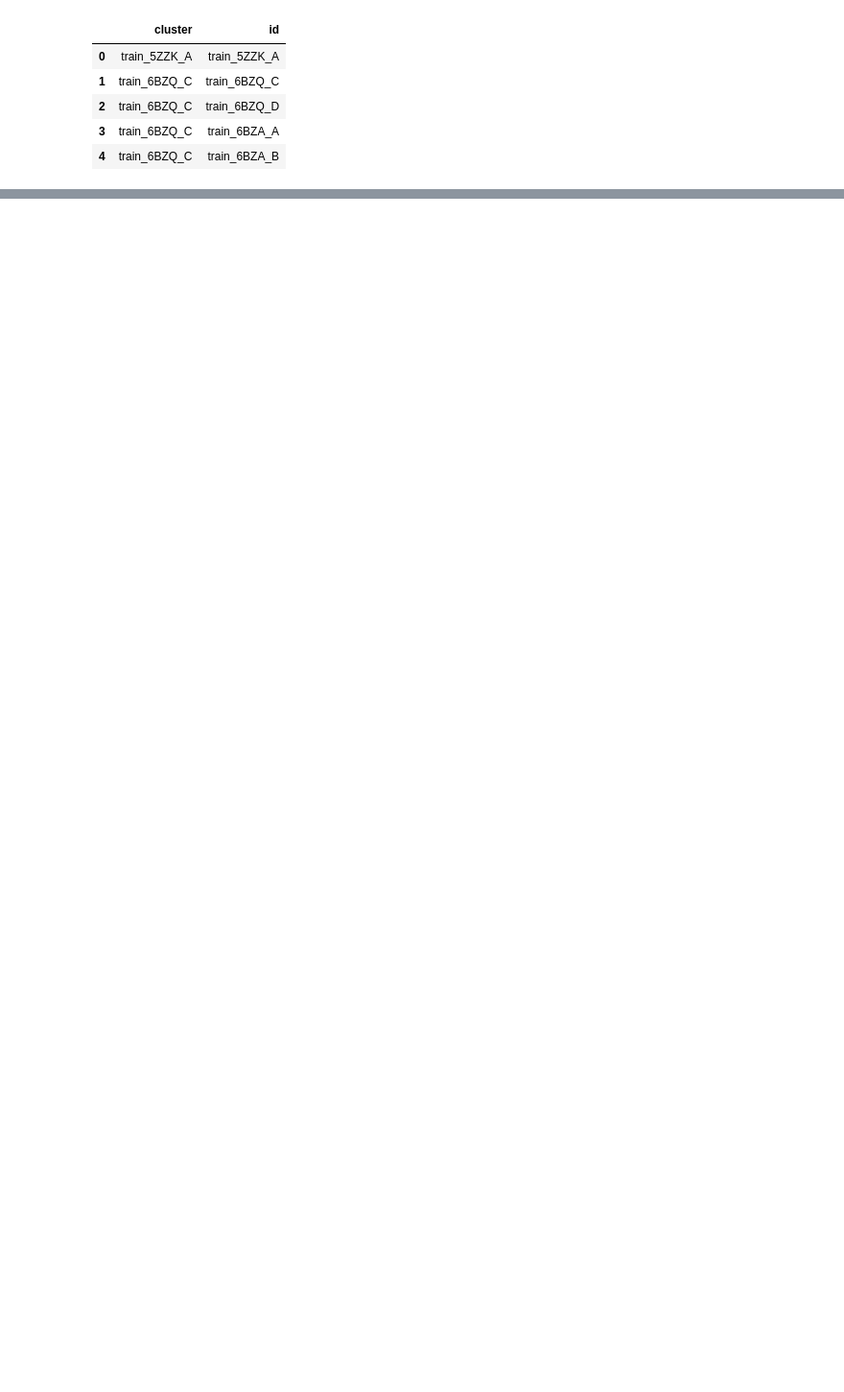
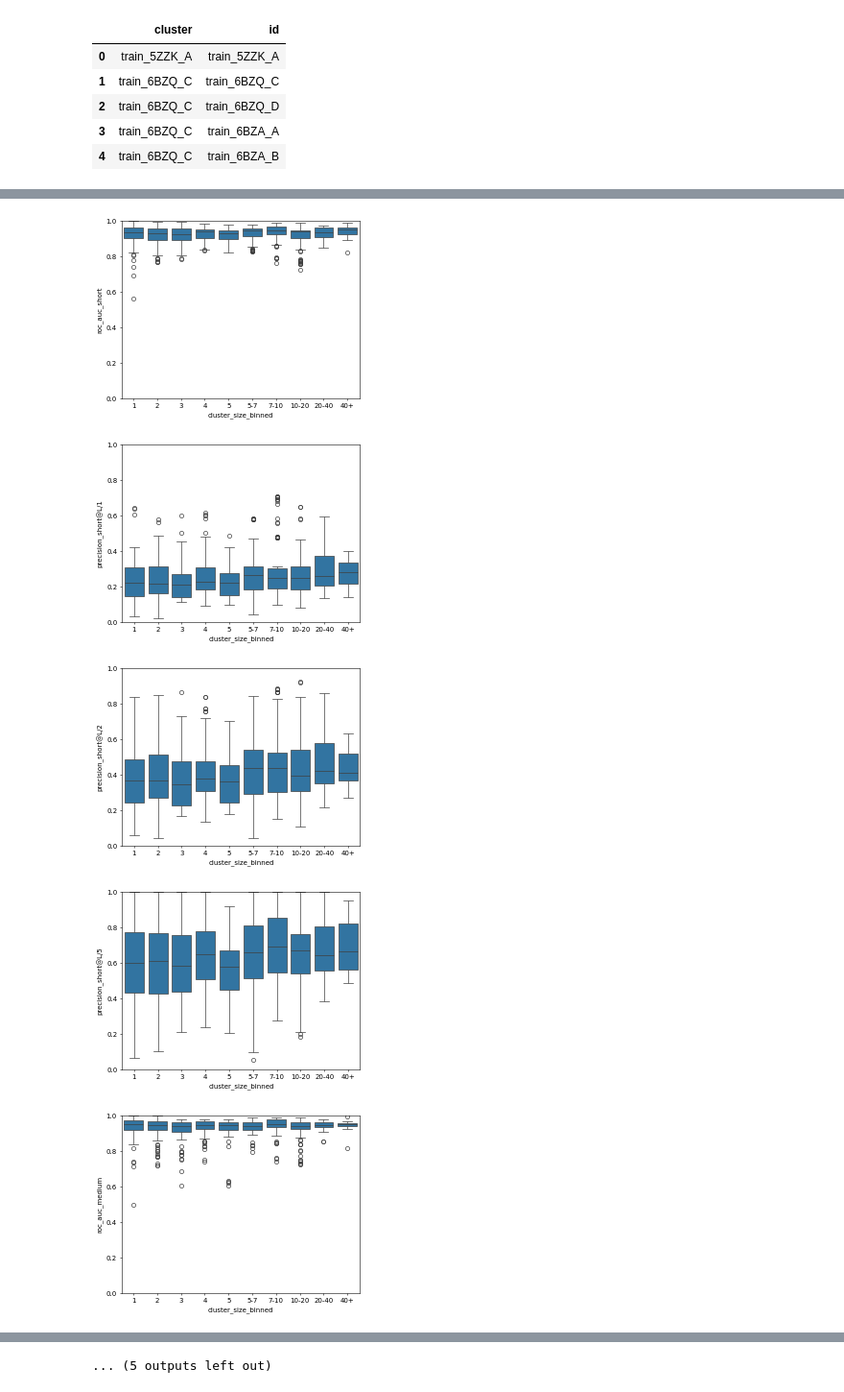
Before and after one commit to gottalottarock/esm-2-contact-map, a Jupyter notebook: ipynb/visualize/visualize_predictions.ipynb, the cells around one changed output, grey strips where cells are left out. Shown at 96% size. Cells and saved outputs as stored; diff of their text form; code cells hidden in the pictures; blank space fills up the shorter version.

```diff
--- a/ipynb/visualize/visualize_predictions.ipynb
+++ b/ipynb/visualize/visualize_predictions.ipynb
@@ -244,0 +327,18 @@ for col in metrics.columns:
+# %%
+bins = [0,1,2,3,4,5,7,10,20,40,np.inf]
+labels = ['1', '2', '3', '4', '5', '5-7', '7-10', '10-20', '20-40', '40+']
+metrics['cluster_size_binned'] = pd.cut(metrics['cluster_size'], bins=bins, labels=labels)
+
+
+for metric in metrics.columns:
+    if metric == 'cluster_size':
+        continue
+    sns.boxplot(y=metrics[metric], x=metrics['cluster_size_binned'],order=labels)
+    plt.ylim(0, 1)
+    plt.show()
+# %% [output]
+[figure, added]
+[figure, added]
+[figure, added]
+[figure, added]
+[figure, added]
@@ -244,0 +352 @@ for col in metrics.columns:
+... (5 outputs left out)
```
Also changed, not shown: parts of 23 cells of this notebook, 10 other files.
